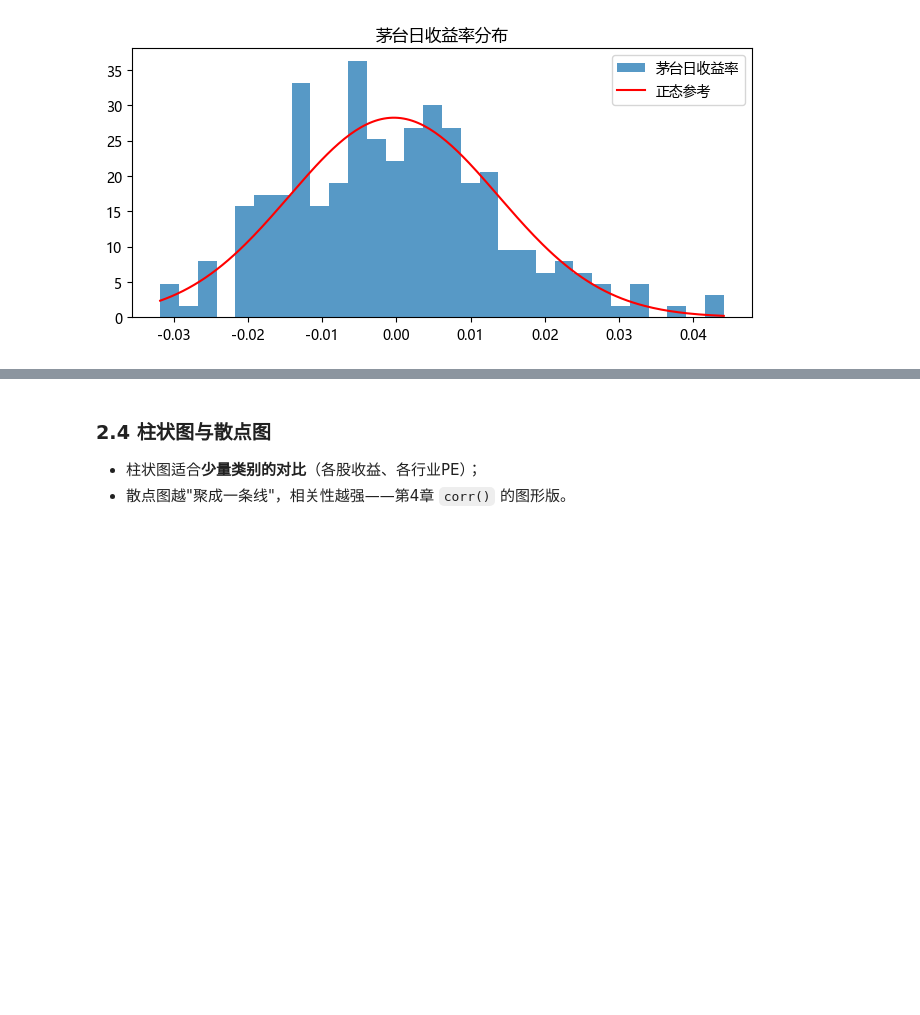
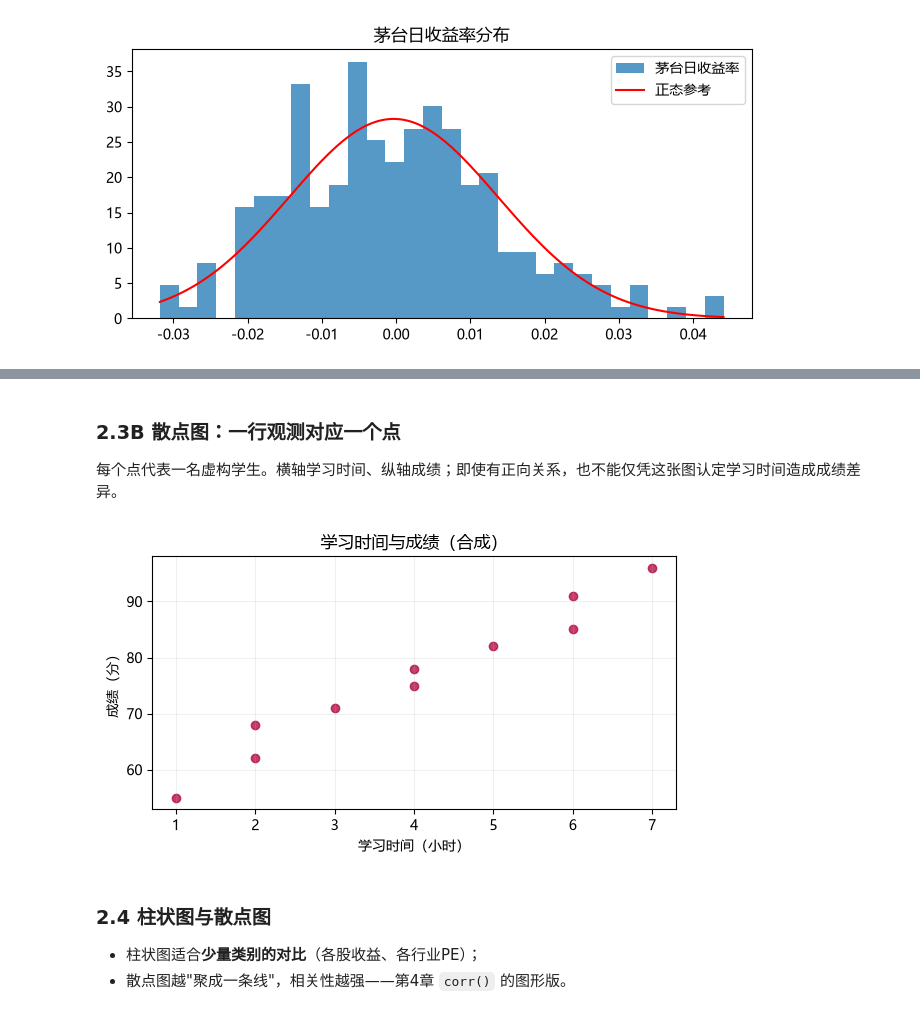
Before and after one commit to aiqfin/python-for-finance, a Jupyter notebook: Chapter5 - Matplotlib可视化/notebooks/05_Visualization.ipynb, the cells around one changed output, grey strips where cells are left out. Saved outputs shown, nothing was run; the diff lists cells and outputs as text; code cells hidden in the pictures; blank space fills up the shorter version.

```diff
--- a/Chapter5 - Matplotlib可视化/notebooks/05_Visualization.ipynb
+++ b/Chapter5 - Matplotlib可视化/notebooks/05_Visualization.ipynb
@@ -178,3 +238,17 @@ ax.legend()
+# %% [markdown]
+### 2.3B 散点图：一行观测对应一个点
+
+每个点代表一名虚构学生。横轴学习时间、纵轴成绩；即使有正向关系，也不能仅凭这张图认定学习时间造成成绩差异。
+# %%
+study_hours = [1, 2, 2, 3, 4, 4, 5, 6, 6, 7]
+fig, ax = plt.subplots(figsize=(6, 3.5))
+ax.scatter(study_hours, exam_scores, alpha=0.8, color="#B40D49")
+ax.set(title="学习时间与成绩（合成）", xlabel="学习时间（小时）", ylabel="成绩（分）")
+ax.grid(alpha=0.2)
+fig.tight_layout()
+plt.show()
+# %% [output]
+[figure, added]
 # %% [markdown]
 ### 2.4 柱状图与散点图
 
```
Also changed, not shown: parts of 22 cells of this notebook, 32 other files.
